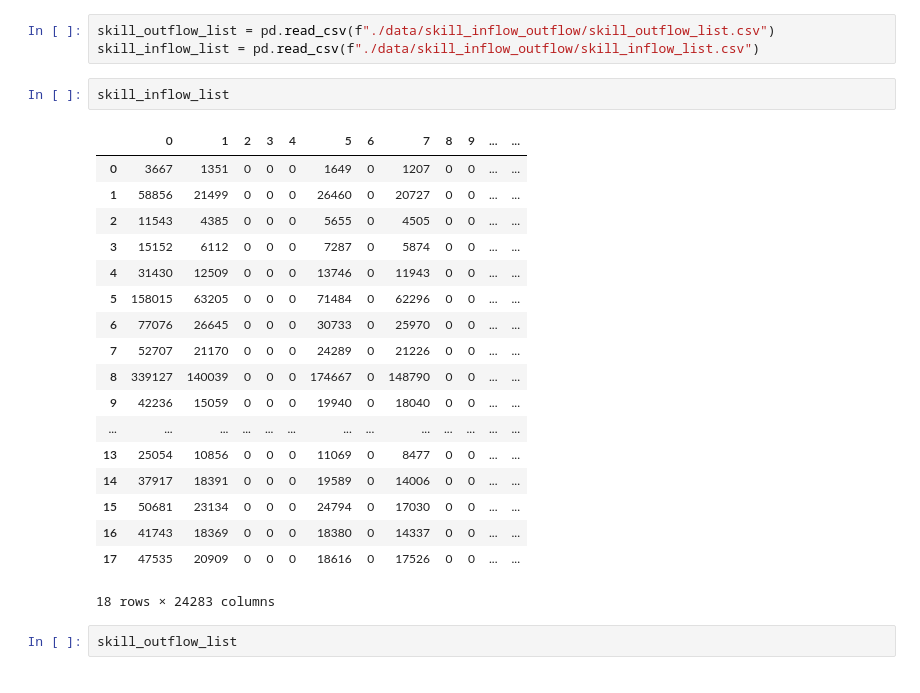
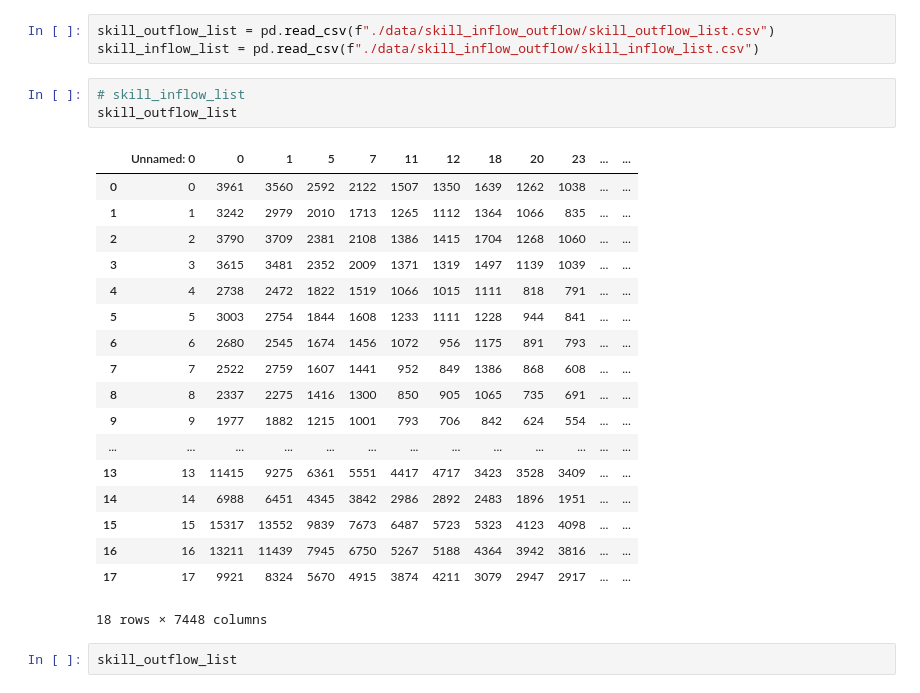
Before and after one commit to usail-hkust/Skill-Demand-Supply-Joint-Prediction, a Jupyter notebook: Check_input.ipynb, the cells around one changed output. Drawn from its saved outputs; the diff is of its cells as text.

```diff
--- a/Check_input.ipynb
+++ b/Check_input.ipynb
@@ -16,27 +13,28 @@ The autoreload extension is already loaded. To reload it, use:
 # %%
 skill_outflow_list = pd.read_csv(f"./data/skill_inflow_outflow/skill_outflow_list.csv")
 skill_inflow_list = pd.read_csv(f"./data/skill_inflow_outflow/skill_inflow_list.csv")
-# %%
-skill_inflow_list
-# %% [output]
-|  | 0 | 1 | 2 | 3 | 4 | 5 | 6 | 7 | 8 | 9 | ... | ... |
-| 0 | 3667 | 1351 | 0 | 0 | 0 | 1649 | 0 | 1207 | 0 | 0 | ... | ... |
-| 1 | 58856 | 21499 | 0 | 0 | 0 | 26460 | 0 | 20727 | 0 | 0 | ... | ... |
-| 2 | 11543 | 4385 | 0 | 0 | 0 | 5655 | 0 | 4505 | 0 | 0 | ... | ... |
-| 3 | 15152 | 6112 | 0 | 0 | 0 | 7287 | 0 | 5874 | 0 | 0 | ... | ... |
-| 4 | 31430 | 12509 | 0 | 0 | 0 | 13746 | 0 | 11943 | 0 | 0 | ... | ... |
-| 5 | 158015 | 63205 | 0 | 0 | 0 | 71484 | 0 | 62296 | 0 | 0 | ... | ... |
-| 6 | 77076 | 26645 | 0 | 0 | 0 | 30733 | 0 | 25970 | 0 | 0 | ... | ... |
-| 7 | 52707 | 21170 | 0 | 0 | 0 | 24289 | 0 | 21226 | 0 | 0 | ... | ... |
-| 8 | 339127 | 140039 | 0 | 0 | 0 | 174667 | 0 | 148790 | 0 | 0 | ... | ... |
-| 9 | 42236 | 15059 | 0 | 0 | 0 | 19940 | 0 | 18040 | 0 | 0 | ... | ... |
-| ... | ... | ... | ... | ... | ... | ... | ... | ... | ... | ... | ... | ... |
-| 13 | 25054 | 10856 | 0 | 0 | 0 | 11069 | 0 | 8477 | 0 | 0 | ... | ... |
-| 14 | 37917 | 18391 | 0 | 0 | 0 | 19589 | 0 | 14006 | 0 | 0 | ... | ... |
-| 15 | 50681 | 23134 | 0 | 0 | 0 | 24794 | 0 | 17030 | 0 | 0 | ... | ... |
-| 16 | 41743 | 18369 | 0 | 0 | 0 | 18380 | 0 | 14337 | 0 | 0 | ... | ... |
-| 17 | 47535 | 20909 | 0 | 0 | 0 | 18616 | 0 | 17526 | 0 | 0 | ... | ... |
-18 rows × 24283 columns
+# %%
+# skill_inflow_list
+skill_outflow_list
+# %% [output]
+|  | Unnamed: 0 | 0 | 1 | 5 | 7 | 11 | 12 | 18 | 20 | 23 | ... | ... |
+| 0 | 0 | 3961 | 3560 | 2592 | 2122 | 1507 | 1350 | 1639 | 1262 | 1038 | ... | ... |
+| 1 | 1 | 3242 | 2979 | 2010 | 1713 | 1265 | 1112 | 1364 | 1066 | 835 | ... | ... |
+| 2 | 2 | 3790 | 3709 | 2381 | 2108 | 1386 | 1415 | 1704 | 1268 | 1060 | ... | ... |
+| 3 | 3 | 3615 | 3481 | 2352 | 2009 | 1371 | 1319 | 1497 | 1139 | 1039 | ... | ... |
+| 4 | 4 | 2738 | 2472 | 1822 | 1519 | 1066 | 1015 | 1111 | 818 | 791 | ... | ... |
+| 5 | 5 | 3003 | 2754 | 1844 | 1608 | 1233 | 1111 | 1228 | 944 | 841 | ... | ... |
+| 6 | 6 | 2680 | 2545 | 1674 | 1456 | 1072 | 956 | 1175 | 891 | 793 | ... | ... |
+| 7 | 7 | 2522 | 2759 | 1607 | 1441 | 952 | 849 | 1386 | 868 | 608 | ... | ... |
+| 8 | 8 | 2337 | 2275 | 1416 | 1300 | 850 | 905 | 1065 | 735 | 691 | ... | ... |
+| 9 | 9 | 1977 | 1882 | 1215 | 1001 | 793 | 706 | 842 | 624 | 554 | ... | ... |
+| ... | ... | ... | ... | ... | ... | ... | ... | ... | ... | ... | ... | ... |
+| 13 | 13 | 11415 | 9275 | 6361 | 5551 | 4417 | 4717 | 3423 | 3528 | 3409 | ... | ... |
+| 14 | 14 | 6988 | 6451 | 4345 | 3842 | 2986 | 2892 | 2483 | 1896 | 1951 | ... | ... |
+| 15 | 15 | 15317 | 13552 | 9839 | 7673 | 6487 | 5723 | 5323 | 4123 | 4098 | ... | ... |
+| 16 | 16 | 13211 | 11439 | 7945 | 6750 | 5267 | 5188 | 4364 | 3942 | 3816 | ... | ... |
+| 17 | 17 | 9921 | 8324 | 5670 | 4915 | 3874 | 4211 | 3079 | 2947 | 2917 | ... | ... |
+18 rows × 7448 columns
 # %%
 skill_outflow_list
 # %% [output]
```
Also changed, not shown: parts of 5 cells of this notebook, 31 other files.
